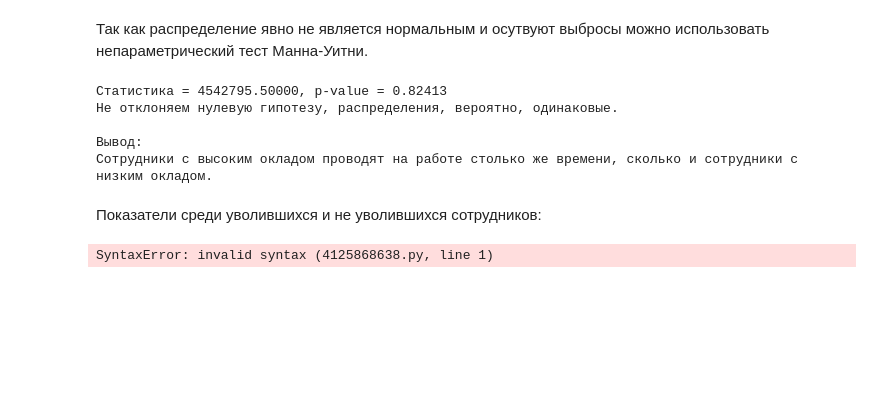
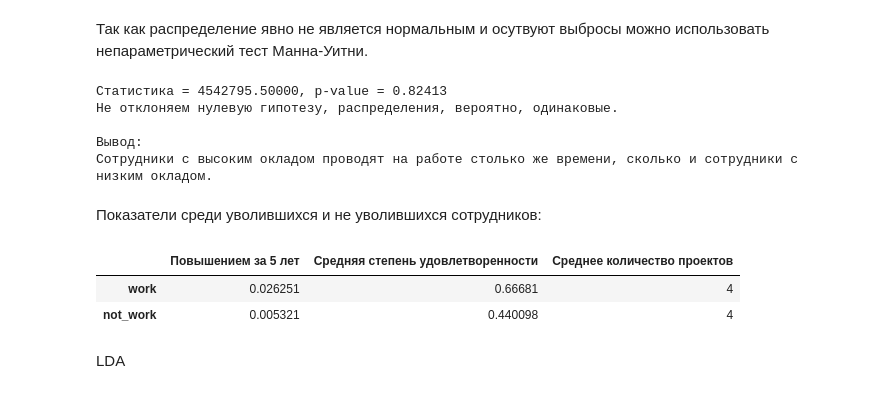
Before and after one commit to VitaliyVorobyov/Lerning, a Jupyter notebook: final_work_python.ipynb, the cells around one changed output. Saved outputs shown, nothing was run; the diff lists cells and outputs as text; code cells hidden in the pictures; blank space fills up the shorter version.

```diff
--- a/final_work_python.ipynb
+++ b/final_work_python.ipynb
@@ -312,6 +312,20 @@ else:
 # %% [markdown]
 Показатели среди уволившихся и не уволившихся сотрудников:
 # %%
-hr.loc[]
+work = hr.loc[hr['left'] == 0]
+not_work = hr.loc[hr['left'] == 1]
+res = pd.DataFrame(index=['work', 'not_work'], columns=[
+    'Повышением за 5 лет',
+    'Средняя степень удовлетворенности',
+    'Среднее количество проектов'])
+res.loc['work', 'Повышением за 5 лет'] = work['promotion_last_5years'].value_counts(normalize=True)[1]
+res.loc['work', 'Средняя степень удовлетворенности'] = work['satisfaction_level'].mean()
+res.loc['work', 'Среднее количество проектов'] = round(work['number_project'].mean())
+res.loc['not_work', 'Повышением за 5 лет'] = not_work['promotion_last_5years'].value_counts(normalize=True)[1]
+res.loc['not_work', 'Средняя степень удовлетворенности'] = not_work['satisfaction_level'].mean()
+res.loc['not_work', 'Среднее количество проектов'] = round(not_work['number_project'].mean())
+res
 # %% [output]
-SyntaxError: invalid syntax (4125868638.py, line 1)
+|  | Повышением за 5 лет | Средняя степень удовлетворенности | Среднее количество проектов |
+| work | 0.026251 | 0.66681 | 4 |
+| not_work | 0.005321 | 0.440098 | 4 |
@@ -339,0 +332,2 @@ def category_count(hr):
+# %% [markdown]
+LDA
```
Also changed, not shown: parts of 7 cells of this notebook.
